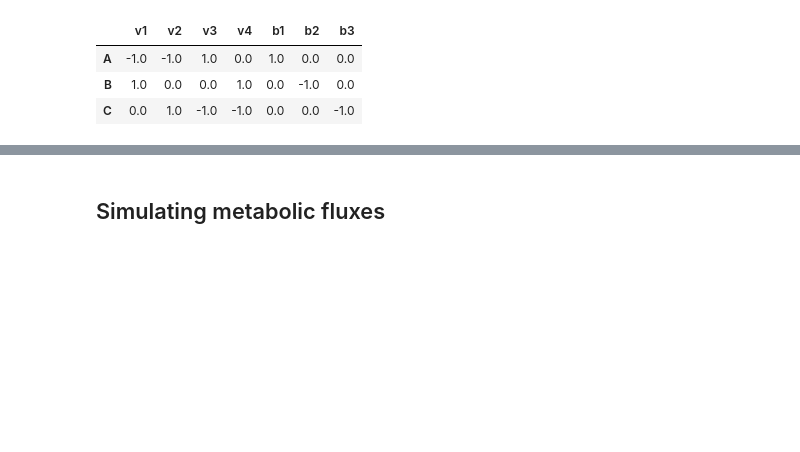
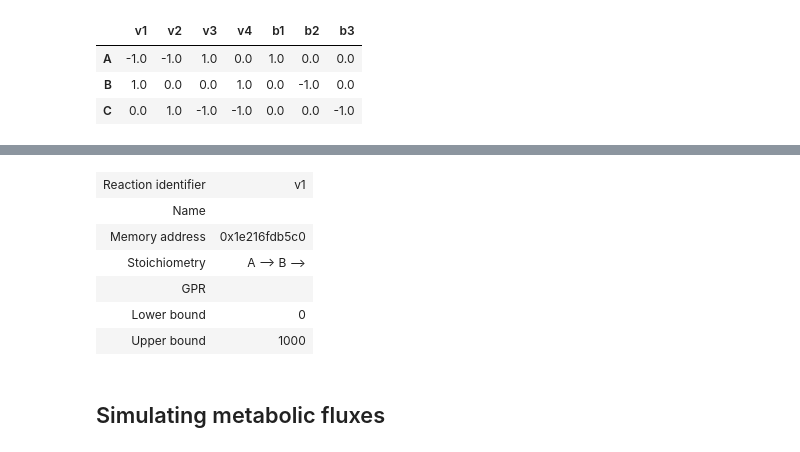
Before and after one commit to PathoGenOmics-Lab/misb_training_2024, a Jupyter notebook: modelling/01_intro_to_cobra.ipynb, the cells around one changed output, grey strips where cells are left out. Cells and saved outputs as stored; diff of their text form; code cells hidden in the pictures; blank space fills up the shorter version.

Commit message:
Add brief section about model structure and exploration

```diff
--- a/modelling/01_intro_to_cobra.ipynb
+++ b/modelling/01_intro_to_cobra.ipynb
@@ -106,3 +135,13 @@ pd.DataFrame(
+# %%
+model.reactions.v1
+# %% [output]
+| Reaction identifier | v1 |
+| Name |  |
+| Memory address | 0x1e216fdb5c0 |
+| Stoichiometry | A --> B --> |
+| GPR |  |
+| Lower bound | 0 |
+| Upper bound | 1000 |
 # %% [markdown]
 ## Simulating metabolic fluxes
 # %% [markdown]
```
Also changed, not shown: parts of 10 cells of this notebook.
